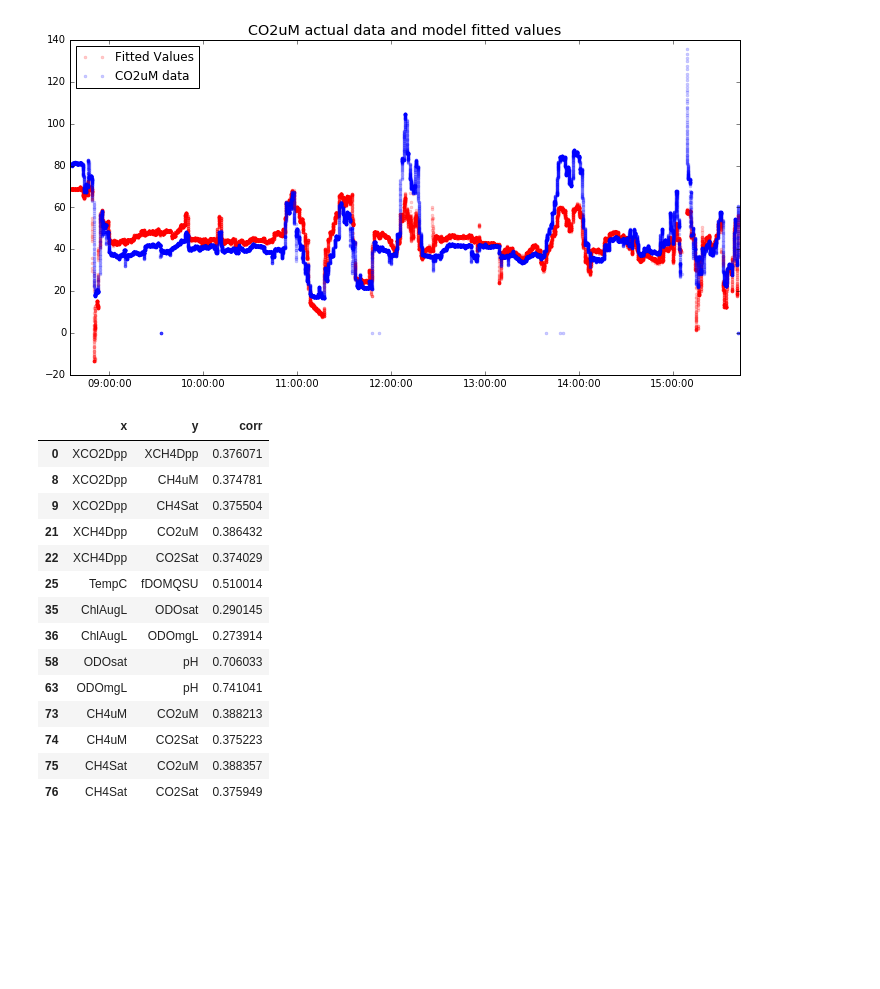
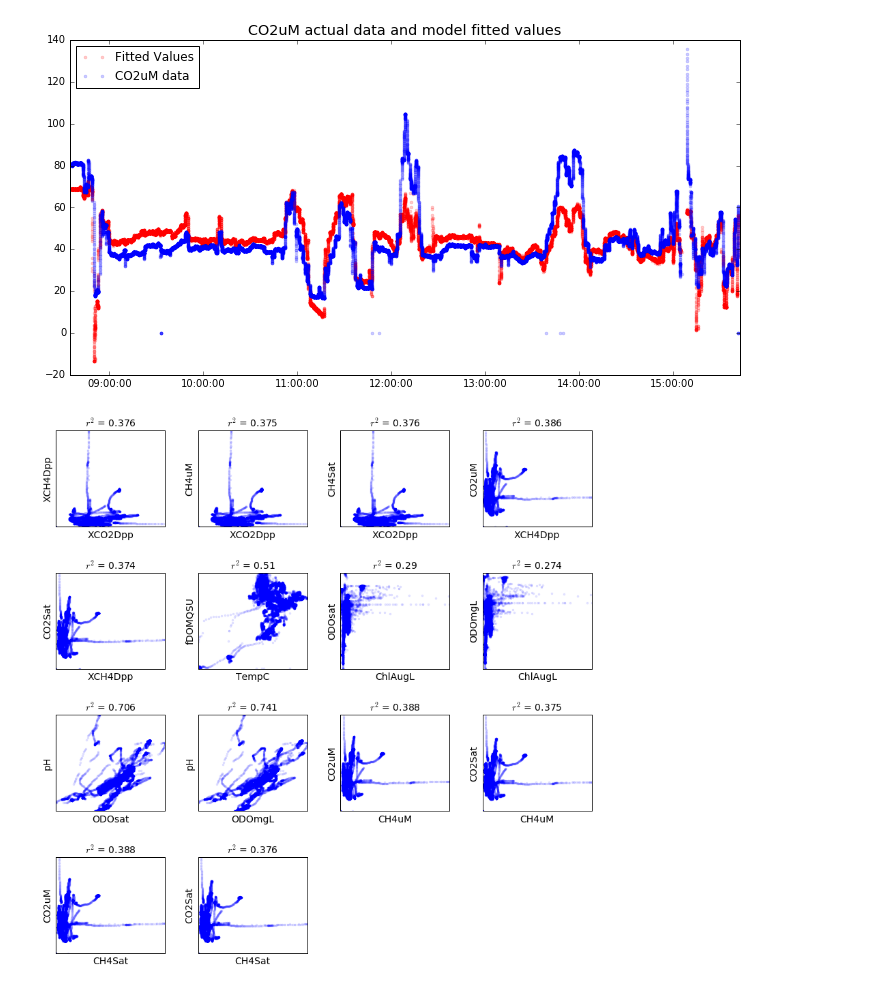
Before and after one commit to cmfeng/CSE599_Class_Project, a Jupyter notebook: Analysis/regression.ipynb, the cells around one changed output. Saved outputs shown, nothing was run; the diff lists cells and outputs as text; code cells hidden in the pictures; blank space fills up the shorter version.

Commit message:
added plot_pairs function

```diff
--- a/Analysis/regression.ipynb
+++ b/Analysis/regression.ipynb
@@ -59,24 +77,9 @@ Warnings:
 [2] The condition number is large, 1.78e+03. This might indicate that there are
 strong multicollinearity or other numerical problems.
 [figure]
-# %%
-from regression import find_correlations
-import pandas as pd
-pairs = find_correlations(data=dat)
-pairs
-# %% [output]
-|  | x | y | corr |
-| 0 | XCO2Dpp | XCH4Dpp | 0.376071 |
-| 8 | XCO2Dpp | CH4uM | 0.374781 |
-| 9 | XCO2Dpp | CH4Sat | 0.375504 |
-| 21 | XCH4Dpp | CO2uM | 0.386432 |
-| 22 | XCH4Dpp | CO2Sat | 0.374029 |
-| 25 | TempC | fDOMQSU | 0.510014 |
-| 35 | ChlAugL | ODOsat | 0.290145 |
-| 36 | ChlAugL | ODOmgL | 0.273914 |
-| 58 | ODOsat | pH | 0.706033 |
-| 63 | ODOmgL | pH | 0.741041 |
-| 73 | CH4uM | CO2uM | 0.388213 |
-| 74 | CH4uM | CO2Sat | 0.375223 |
-| 75 | CH4Sat | CO2uM | 0.388357 |
-| 76 | CH4Sat | CO2Sat | 0.375949 |
+# %%
+%matplotlib inline
+from regression import plot_pairs
+plot_pairs(dat)
+# %% [output]
+[figure, added]
```
Also changed, not shown: parts of 1 cell of this notebook, 1 other file.
